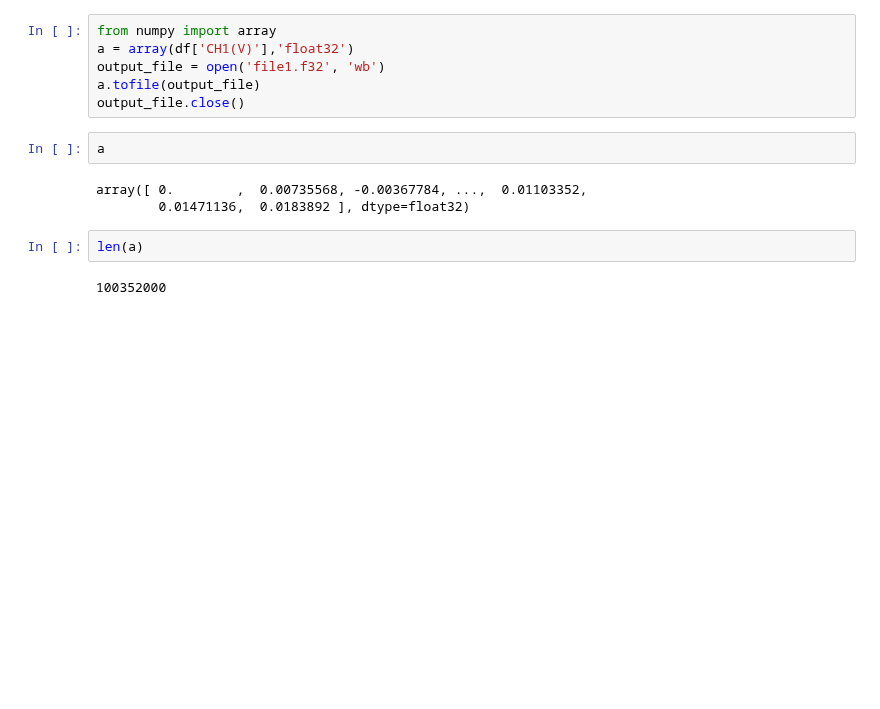
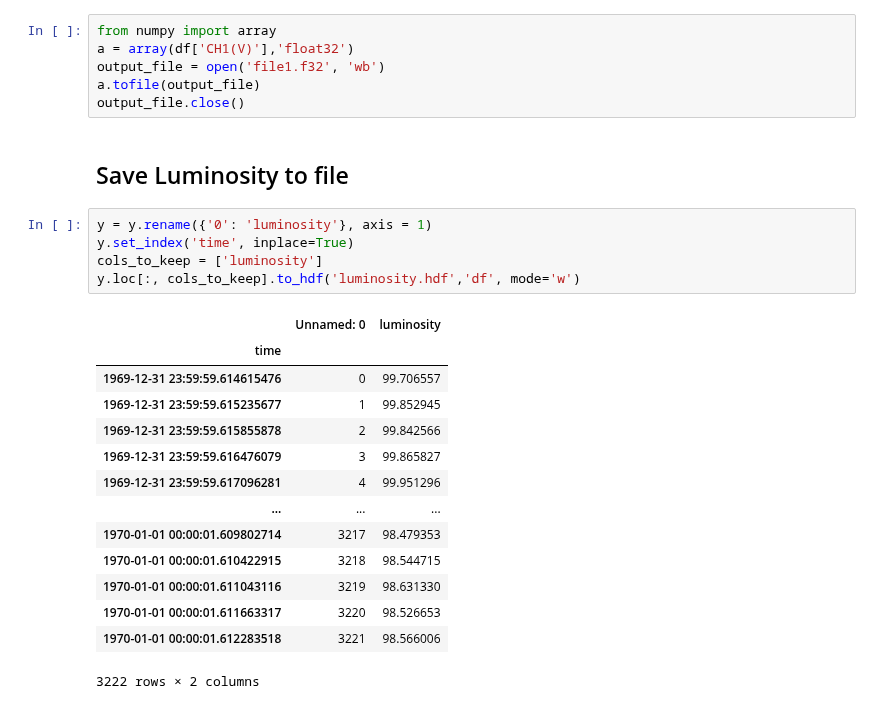
Before and after one commit to ODZ-UJF-AV-CR/auto1, a Jupyter notebook: notebooks/oscilloscope.ipynb, the cells around one changed output. Saved outputs shown, nothing was run; the diff lists cells and outputs as text; blank space fills up the shorter version.

```diff
--- a/notebooks/oscilloscope.ipynb
+++ b/notebooks/oscilloscope.ipynb
@@ -442,12 +436,25 @@ a = array(df['CH1(V)'],'float32')
 output_file = open('file1.f32', 'wb')
 a.tofile(output_file)
 output_file.close()
-# %%
-a
-# %% [output]
-array([ 0.        ,  0.00735568, -0.00367784, ...,  0.01103352,
-        0.01471136,  0.0183892 ], dtype=float32)
-# %%
-len(a)
-# %% [output]
-100352000
+# %% [markdown]
+## Save Luminosity to file
+# %%
+y = y.rename({'0': 'luminosity'}, axis = 1)
+y.set_index('time', inplace=True)
+cols_to_keep = ['luminosity']
+y.loc[:, cols_to_keep].to_hdf('luminosity.hdf','df', mode='w')
+# %% [output]
+|  | Unnamed: 0 | luminosity |
+| time |  |  |
+| 1969-12-31 23:59:59.614615476 | 0 | 99.706557 |
+| 1969-12-31 23:59:59.615235677 | 1 | 99.852945 |
+| 1969-12-31 23:59:59.615855878 | 2 | 99.842566 |
+| 1969-12-31 23:59:59.616476079 | 3 | 99.865827 |
+| 1969-12-31 23:59:59.617096281 | 4 | 99.951296 |
+| ... | ... | ... |
+| 1970-01-01 00:00:01.609802714 | 3217 | 98.479353 |
+| 1970-01-01 00:00:01.610422915 | 3218 | 98.544715 |
+| 1970-01-01 00:00:01.611043116 | 3219 | 98.631330 |
+| 1970-01-01 00:00:01.611663317 | 3220 | 98.526653 |
+| 1970-01-01 00:00:01.612283518 | 3221 | 98.566006 |
+3222 rows × 2 columns
```
Also changed, not shown: parts of 11 cells of this notebook, 2 other files.
